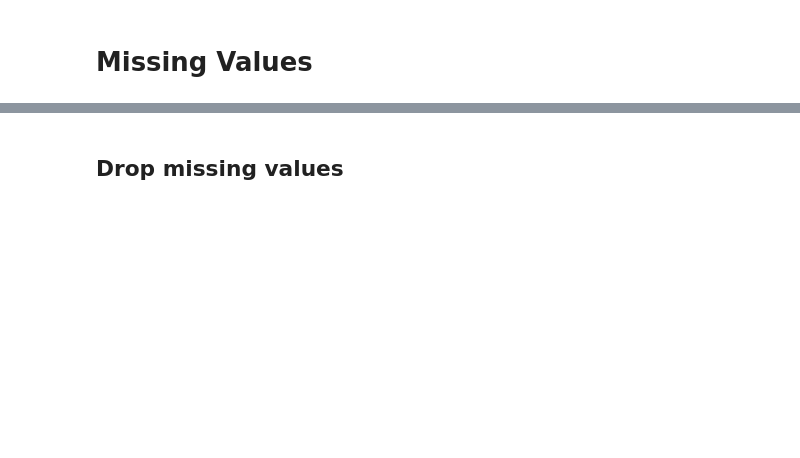
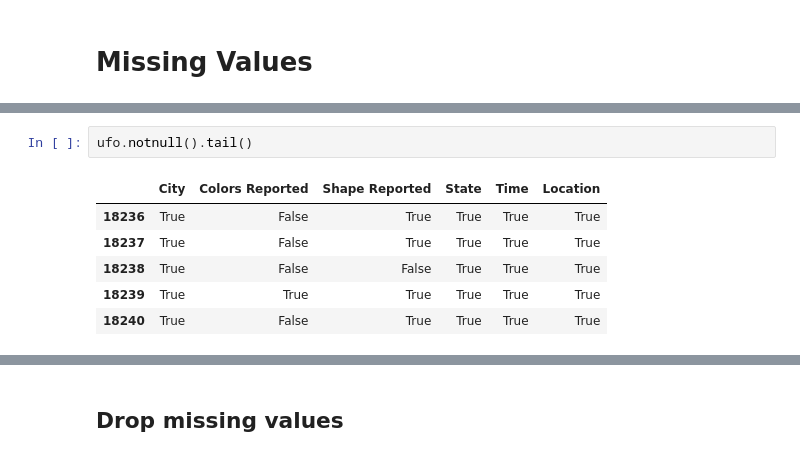
Before and after one commit to felixfan/scripts, a Jupyter notebook: python/ipynb/pandas.ipynb, the cells around one changed output, grey strips where cells are left out. Cells and saved outputs as stored; diff of their text form; blank space fills up the shorter version.

```diff
--- a/python/ipynb/pandas.ipynb
+++ b/python/ipynb/pandas.ipynb
@@ -972,0 +993,9 @@ df12.head(5)
+# %%
+ufo.notnull().tail()
+# %% [output]
+|  | City | Colors Reported | Shape Reported | State | Time | Location |
+| 18236 | True | False | True | True | True | True |
+| 18237 | True | False | True | True | True | True |
+| 18238 | True | False | False | True | True | True |
+| 18239 | True | True | True | True | True | True |
+| 18240 | True | False | True | True | True | True |
```
Also changed, not shown: parts of 27 cells of this notebook.
